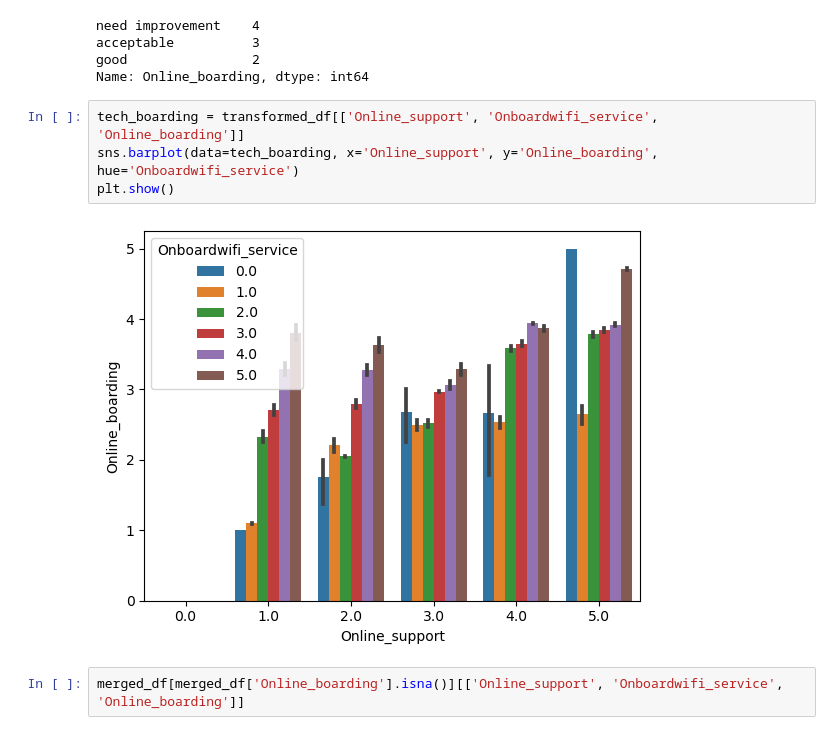
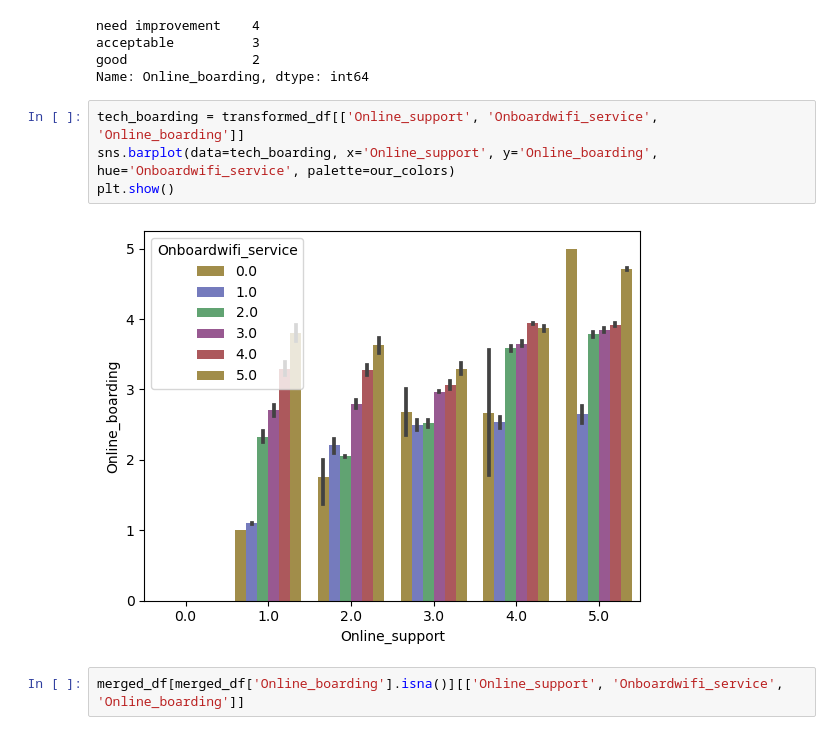
Before and after one commit to rctruta/shinkanzen_travel_experience_hackathon, a Jupyter notebook: eda.ipynb, the cells around one changed output. Drawn from its saved outputs; the diff is of its cells as text.

```diff
--- a/eda.ipynb
+++ b/eda.ipynb
@@ -525,10 +525,10 @@ good                2
 Name: Online_boarding, dtype: int64
 # %%
 tech_boarding = transformed_df[['Online_support', 'Onboardwifi_service', 'Online_boarding']]
-sns.barplot(data=tech_boarding, x='Online_support', y='Online_boarding', hue='Onboardwifi_service')
+sns.barplot(data=tech_boarding, x='Online_support', y='Online_boarding', hue='Onboardwifi_service', palette=our_colors)
 plt.show()
 # %% [output]
-[figure, old version]
+[figure, new version]
 # %%
 merged_df[merged_df['Online_boarding'].isna()][['Online_support', 'Onboardwifi_service', 'Online_boarding']]
 # %% [output]
```
Also changed, not shown: parts of 5 cells of this notebook.
